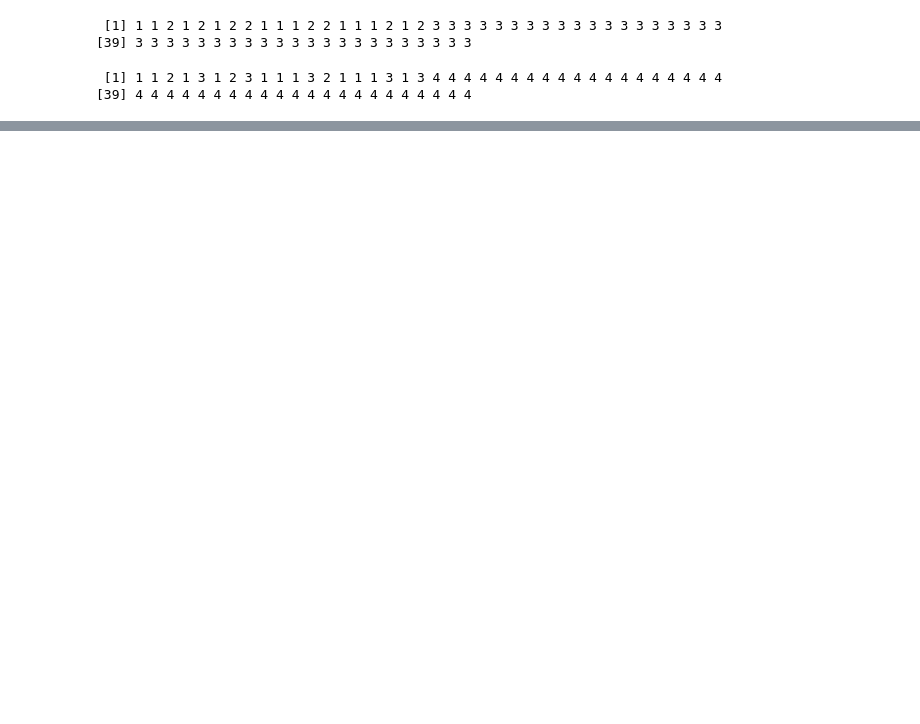
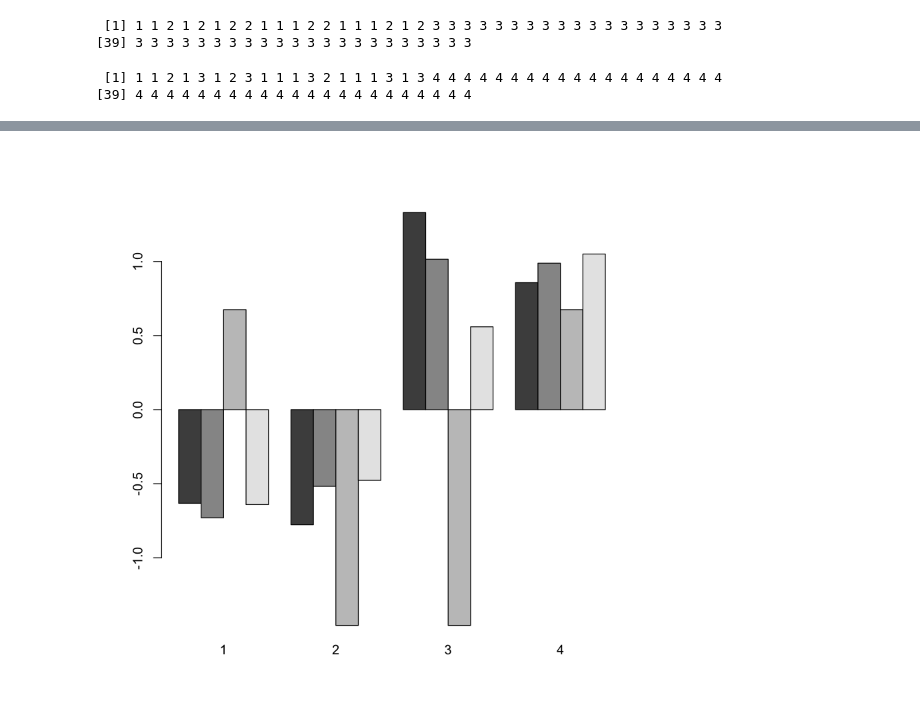
Before and after one commit to YuHsuanLin/riii, a Jupyter notebook: cb102/cb102_20180824.ipynb, the cells around one changed output, grey strips where cells are left out. Saved outputs shown, nothing was run; the diff lists cells and outputs as text; code cells hidden in the pictures; blank space fills up the shorter version.

```diff
--- a/cb102/cb102_20180824.ipynb
+++ b/cb102/cb102_20180824.ipynb
@@ -137,0 +192,4 @@ cutree(hc2,k=4)
+# %%
+barplot(t(km$centers),beside=T)
+# %% [output]
+[figure, added]
```
Also changed, not shown: parts of 12 cells of this notebook.
